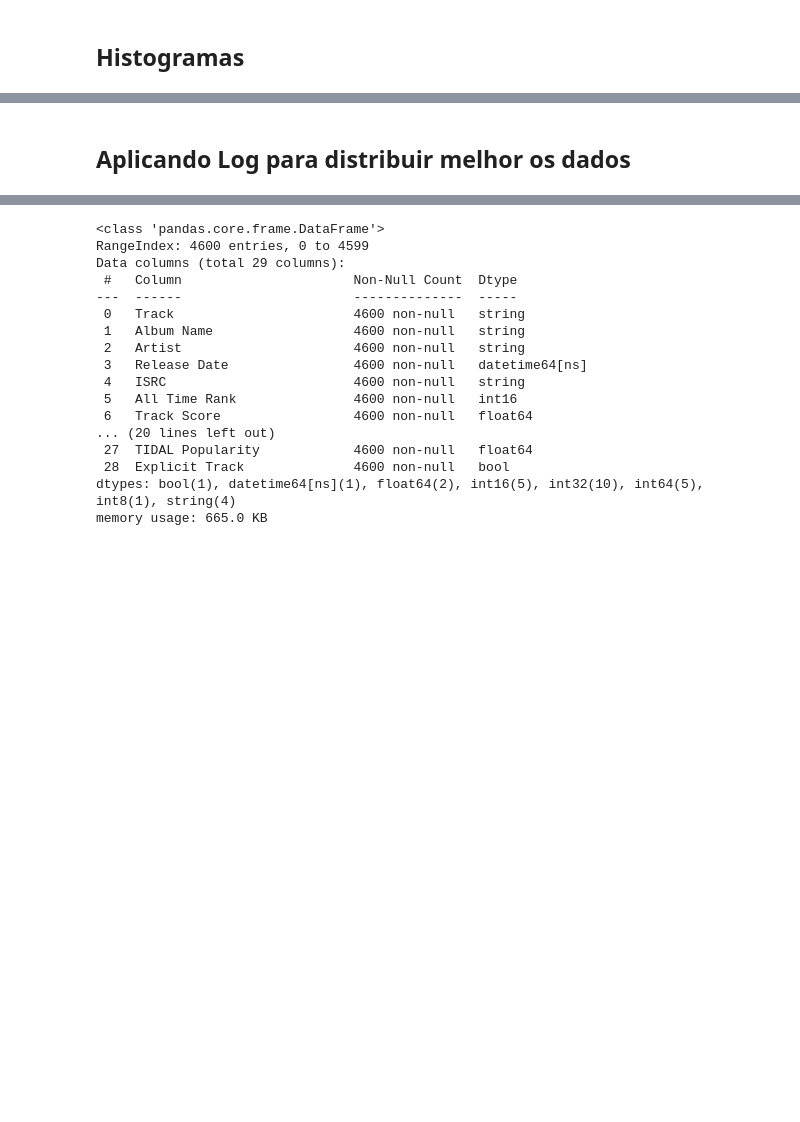
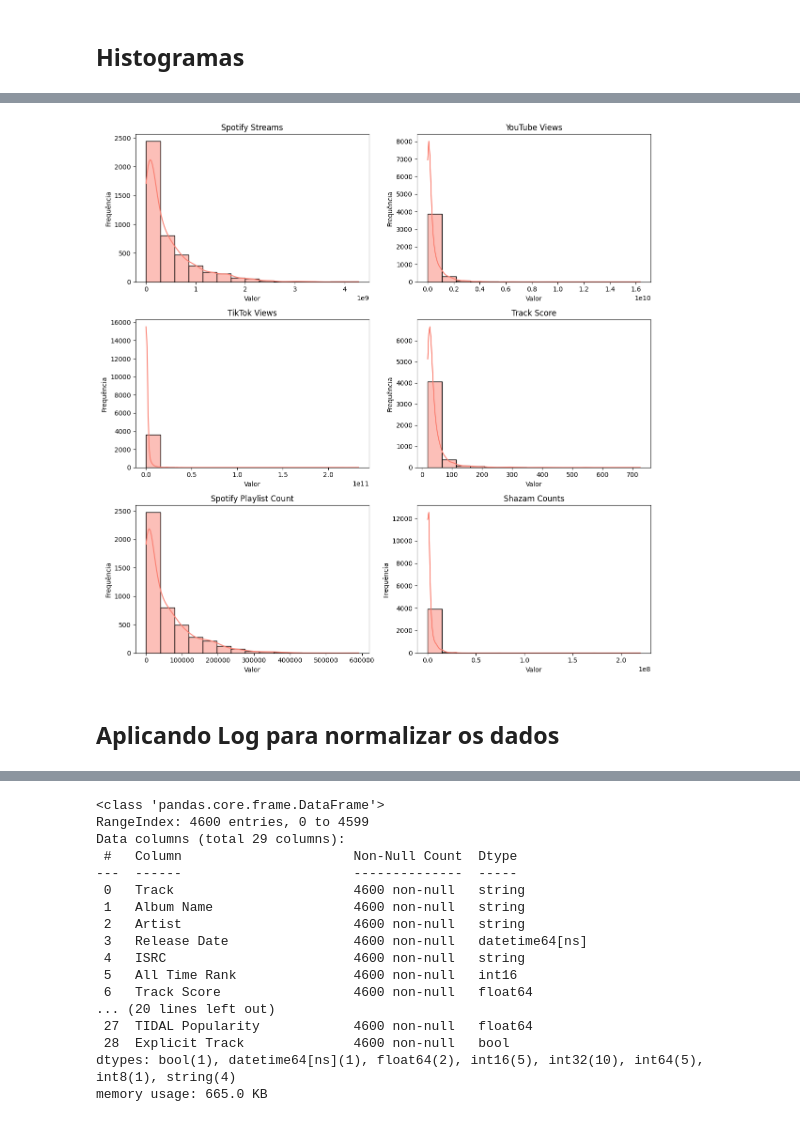
Before and after one commit to MizunoYudi/AD-Musicas-Mais-Tocadas, a Jupyter notebook: projeto.ipynb, the cells around one changed output, grey strips where cells are left out. Drawn from its saved outputs; the diff is of its cells as text; code cells hidden in the pictures; blank space fills up the shorter version.

```diff
--- a/projeto.ipynb
+++ b/projeto.ipynb
@@ -530,3 +468,27 @@ plt.show()
+# %%
+dados = ['Spotify Streams', 'YouTube Views', 'TikTok Views', 'Track Score', 'Spotify Playlist Count', 'Shazam Counts']
+cont = 1
+
+plt.figure(figsize=(12,12))
+
+for dado in dados:
+  plt.subplot(3,2,cont)
+  sns.histplot(
+      data=df_musicas[dados][df_musicas[dados] > 0],
+      x=dado,
+      bins=15,
+      kde=True,
+      color='salmon'
+  )
+  plt.title(dado)
+  plt.xlabel('Valor')
+  plt.ylabel('Frequência')
+  cont+=1
+
+plt.tight_layout()
+plt.show()
+# %% [output]
+[figure, added]
 # %% [markdown]
-## Aplicando Log para distribuir melhor os dados
+## Aplicando Log para normalizar os dados
 # %%
```
Also changed, not shown: parts of 5 cells of this notebook.
